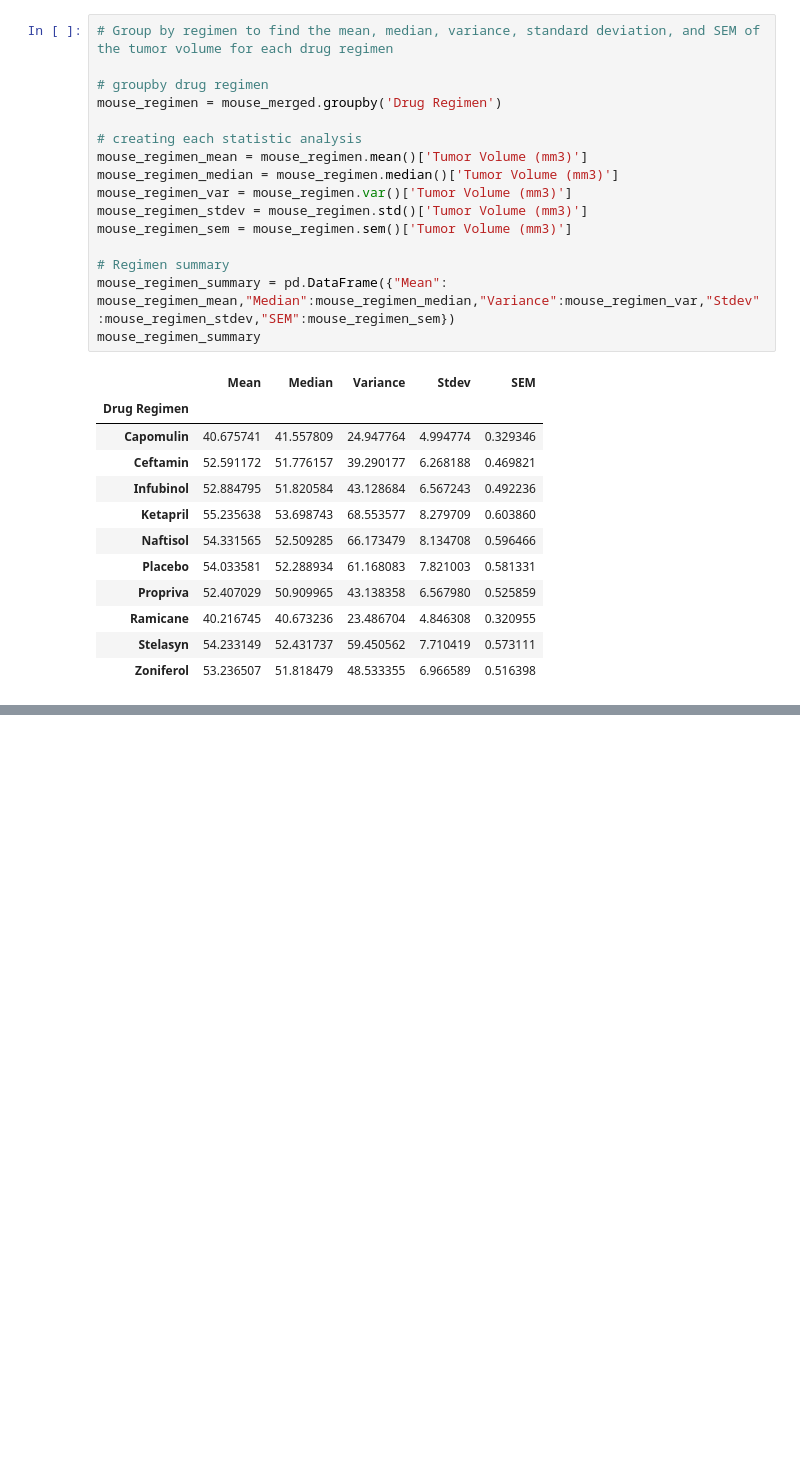
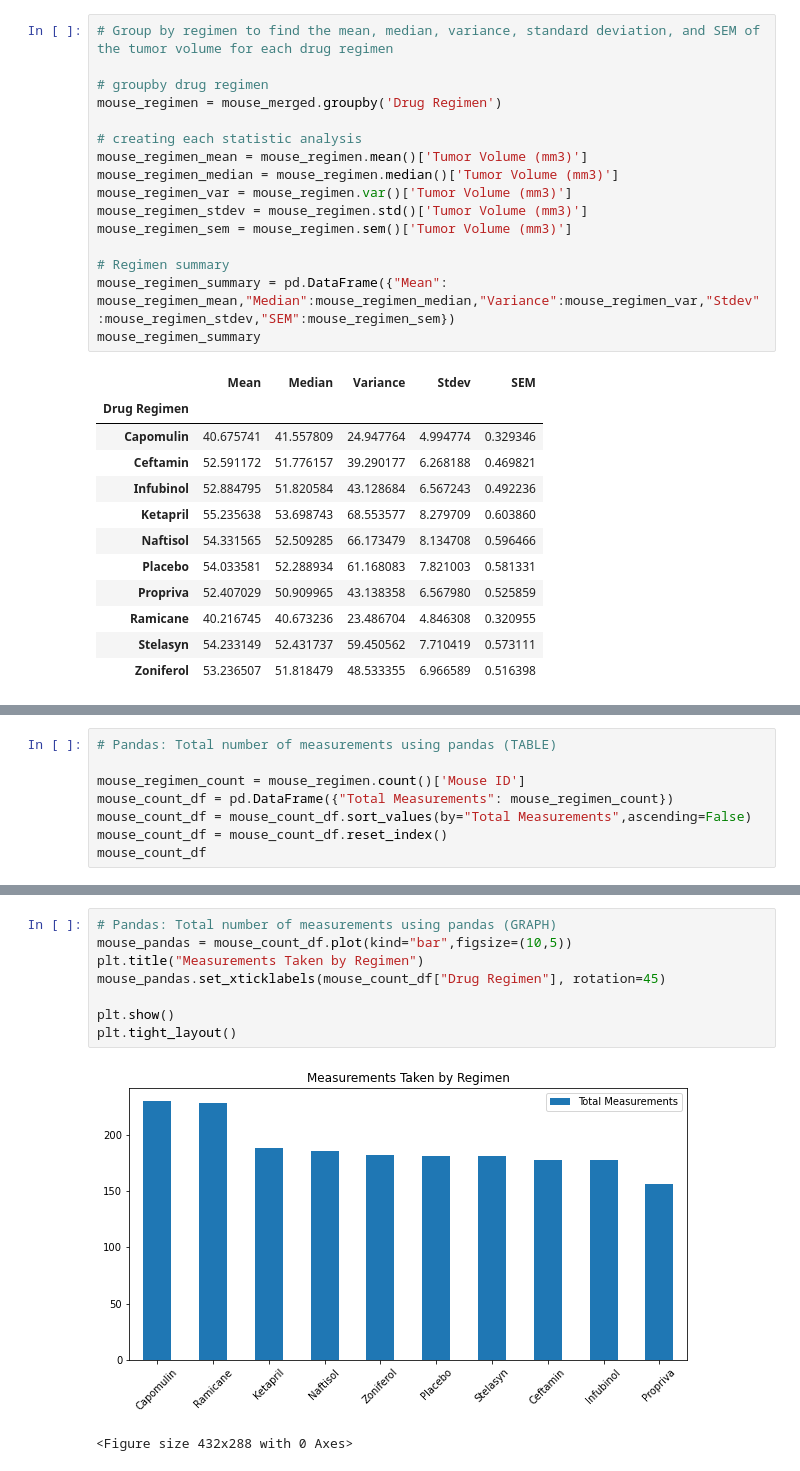
Before and after one commit to laurajimenezsano/matplotlib-challenge, a Jupyter notebook: Matplotlib Analysis.ipynb, the cells around one changed output, grey strips where cells are left out. Drawn from its saved outputs; the diff is of its cells as text; blank space fills up the shorter version.

```diff
--- a/Matplotlib Analysis.ipynb
+++ b/Matplotlib Analysis.ipynb
@@ -91,0 +86,8 @@ mouse_regimen_summary
+# %%
+# Pandas: Total number of measurements using pandas (TABLE)
+
+mouse_regimen_count = mouse_regimen.count()['Mouse ID']
+mouse_count_df = pd.DataFrame({"Total Measurements": mouse_regimen_count})
+mouse_count_df = mouse_count_df.sort_values(by="Total Measurements",ascending=False)
+mouse_count_df = mouse_count_df.reset_index()
+mouse_count_df
@@ -91,0 +106,11 @@ mouse_regimen_summary
+# %%
+# Pandas: Total number of measurements using pandas (GRAPH)
+mouse_pandas = mouse_count_df.plot(kind="bar",figsize=(10,5))
+plt.title("Measurements Taken by Regimen")
+mouse_pandas.set_xticklabels(mouse_count_df["Drug Regimen"], rotation=45)
+
+plt.show()
+plt.tight_layout()
+# %% [output]
+[figure, added]
+<Figure size 432x288 with 0 Axes>
```
Also changed, not shown: parts of 14 cells of this notebook.
